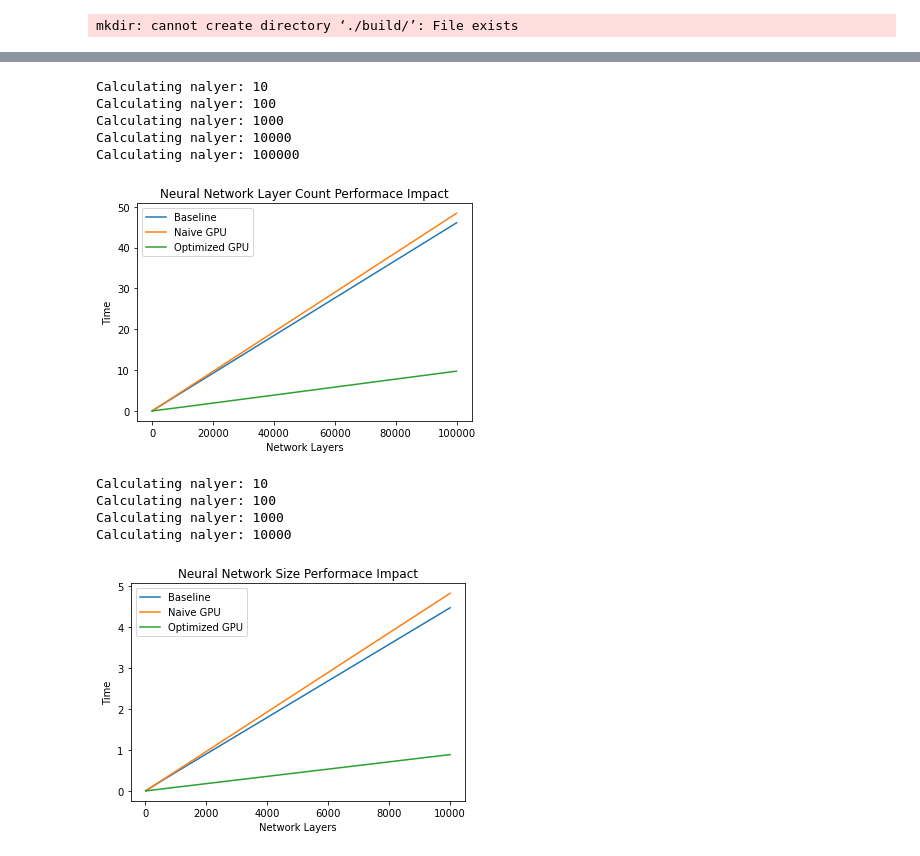
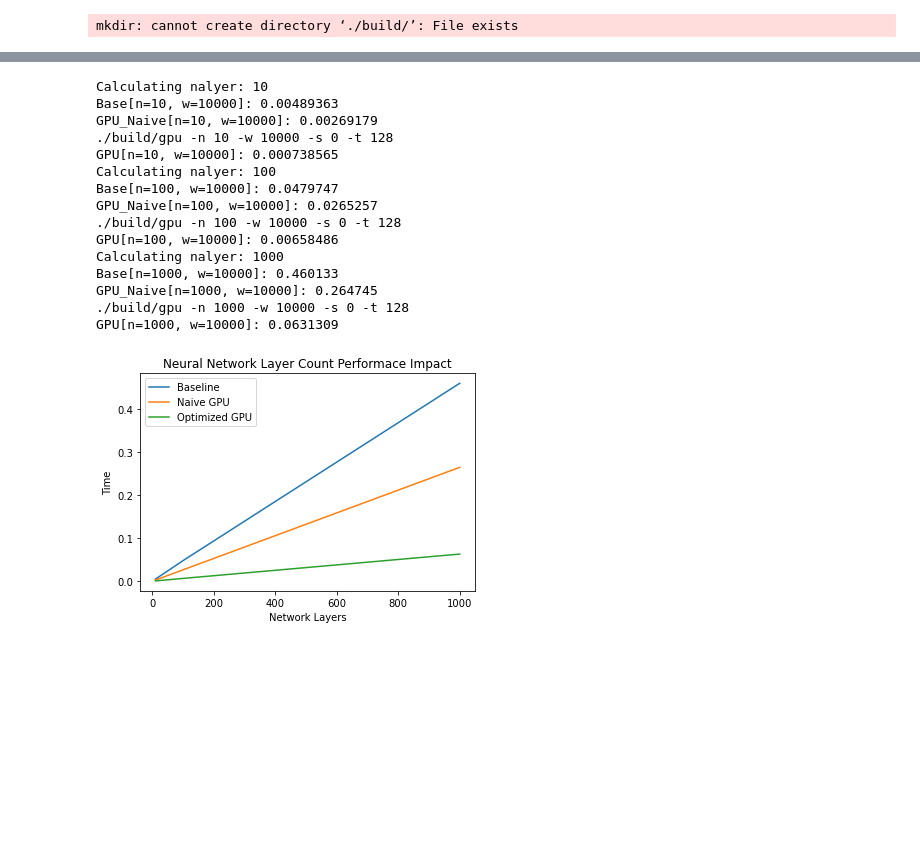
Before and after one commit to Depetrol/ScaleAI, a Jupyter notebook: performance.ipynb, the cells around one changed output, grey strips where cells are left out. Saved outputs shown, nothing was run; the diff lists cells and outputs as text; code cells hidden in the pictures; blank space fills up the shorter version.

```diff
--- a/performance.ipynb
+++ b/performance.ipynb
@@ -92,62 +107,43 @@ Calculating width: 100000
 # %%
-nlayer_arr = [10, 100, 1000, 10000, 100000]
+nlayer_arr = [10, 100, 1000]
 result_arr_Base = []
 result_arr_GPU_Naive = []
 result_arr_GPU = []
 
 for nlayer in nlayer_arr:
     print("Calculating nalyer:", nlayer)
     result_arr_Base.append( Test_Base(nlayer, 10000) )
     result_arr_GPU_Naive.append( Test_GPU_Naive(nlayer, 10000, 128) )
     result_arr_GPU.append(Test_GPU(nlayer, 10000, 128))
 
 x = np.array(nlayer_arr)
 fig, ax = plt.subplots()
 ax.plot(x, result_arr_Base, label='Baseline')
 ax.plot(x, result_arr_GPU_Naive, label='Naive GPU')
 ax.plot(x, result_arr_GPU, label='Optimized GPU')
 
 ax.set_xlabel('Network Layers')
 ax.set_ylabel('Time')
 ax.set_title('Neural Network Layer Count Performace Impact')
 ax.legend()
 plt.show()
 # %% [output]
 Calculating nalyer: 10
+Base[n=10, w=10000]: 0.00489363
+GPU_Naive[n=10, w=10000]: 0.00269179
+./build/gpu -n 10 -w 10000 -s 0 -t 128
+GPU[n=10, w=10000]: 0.000738565
 Calculating nalyer: 100
+Base[n=100, w=10000]: 0.0479747
+GPU_Naive[n=100, w=10000]: 0.0265257
+./build/gpu -n 100 -w 10000 -s 0 -t 128
+GPU[n=100, w=10000]: 0.00658486
 Calculating nalyer: 1000
-Calculating nalyer: 10000
-Calculating nalyer: 100000
+Base[n=1000, w=10000]: 0.460133
+GPU_Naive[n=1000, w=10000]: 0.264745
+./build/gpu -n 1000 -w 10000 -s 0 -t 128
+GPU[n=1000, w=10000]: 0.0631309
-[figure, old version]
+[figure, new version]
-# %%
-nlayer_arr = [10, 100, 1000, 10000]
-result_arr_Base = []
-result_arr_GPU_Naive = []
-result_arr_GPU = []
-
-for nlayer in nlayer_arr:
-    print("Calculating nalyer:", nlayer)
-    result_arr_Base.append( Test_Base(nlayer, nlayer_arr) )
-    result_arr_GPU_Naive.append( Test_GPU_Naive(nlayer, nlayer_arr) )
-    result_arr_GPU.append(Test_GPU(nlayer, nlayer_arr))
-
-x = np.array(nlayer_arr)
-fig, ax = plt.subplots()
-ax.plot(x, result_arr_Base, label='Baseline')
-ax.plot(x, result_arr_GPU_Naive, label='Naive GPU')
-ax.plot(x, result_arr_GPU, label='Optimized GPU')
-
-ax.set_xlabel('Network Layers')
-ax.set_ylabel('Time')
-ax.set_title('Neural Network Size Performace Impact')
-ax.legend()
-plt.show()
-# %% [output]
-Calculating nalyer: 10
-Calculating nalyer: 100
-Calculating nalyer: 1000
-Calculating nalyer: 10000
-[figure, removed]
 # %%
 NUM_THREADS_arr = [32,64,128,256,512,1024,2048]
 result_arr_Base = []
```
Also changed, not shown: parts of 10 cells of this notebook.
